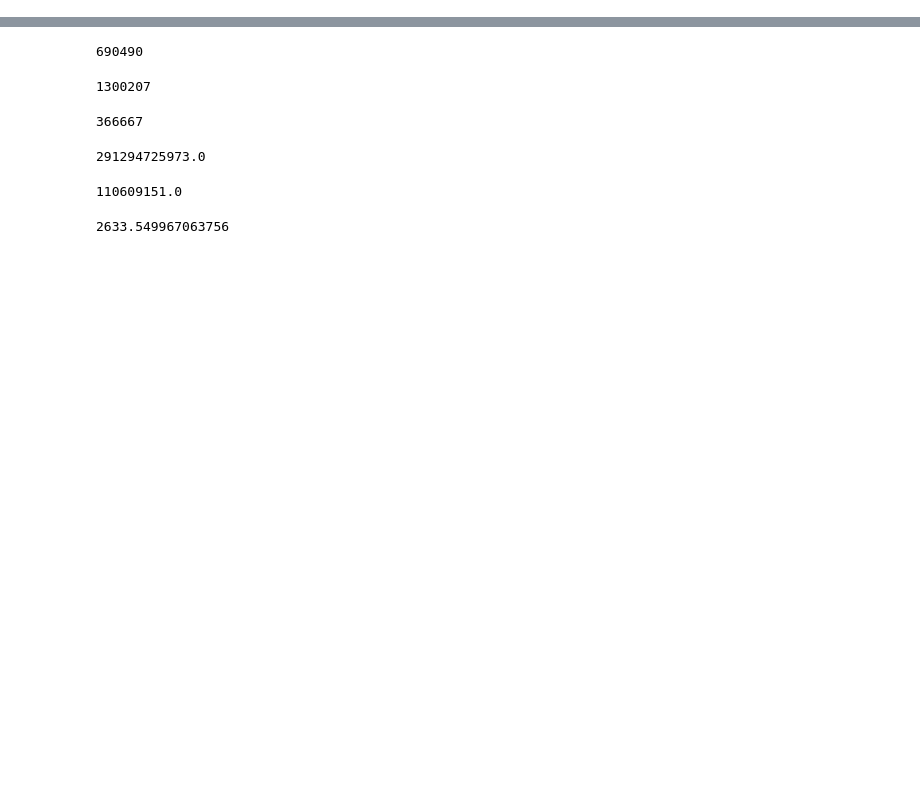
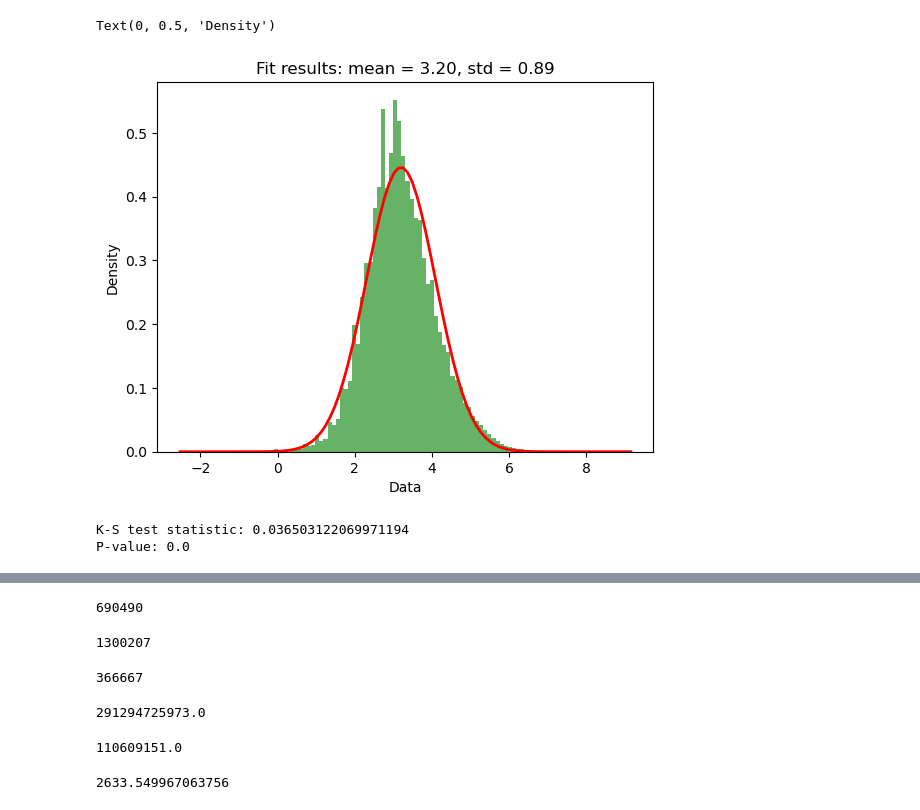
Before and after one commit to TheAllUnknown/BankTransactionNet, a Jupyter notebook: basics.ipynb, the cells around one changed output, grey strips where cells are left out. Cells and saved outputs as stored; diff of their text form; code cells hidden in the pictures; blank space fills up the shorter version.

```diff
--- a/basics.ipynb
+++ b/basics.ipynb
@@ -13,0 +45,34 @@ Index(['start_id', 'total', 'count', 'year_from', 'year_to', 'end_id'], dtype='o
+# %%
+# Fit a normal distribution to the data
+mean, std = stats.norm.fit(data)
+
+
+# Plot the histogram of the data
+plt.hist(data, bins=100, density=True, alpha=0.6, color='g')
+
+
+# Generate x values for plotting the fitted distribution
+xmin, xmax = plt.xlim()
+x = np.linspace(xmin, xmax, 100)
+
+# Calculate the fitted normal distribution's PDF
+pdf_fitted = stats.norm.pdf(x, mean, std)
+
+# Plot the fitted PDF
+plt.plot(x, pdf_fitted, 'r-', linewidth=2)
+
+# Add titles and labels
+plt.title(f'Fit results: mean = {mean:.2f}, std = {std:.2f}')
+plt.xlabel('Data')
+plt.ylabel('Density')
+# %% [output]
+Text(0, 0.5, 'Density')
+[figure, added]
+# %%
+ks_stat, p_value = stats.kstest(data, 'norm', args=(mean, std))
+
+print(f"K-S test statistic: {ks_stat}")
+print(f"P-value: {p_value}")
+# %% [output]
+K-S test statistic: 0.036503122069971194
+P-value: 0.0
```
Also changed, not shown: parts of 10 cells of this notebook, 11 other files.
